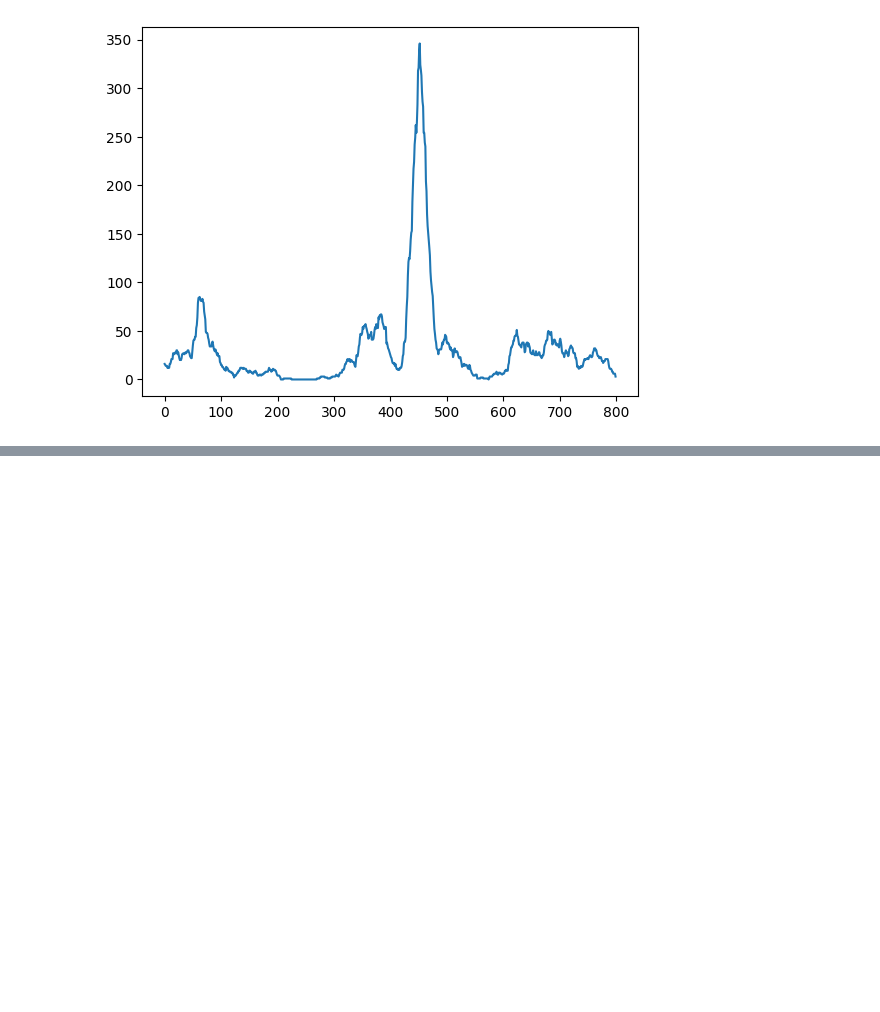
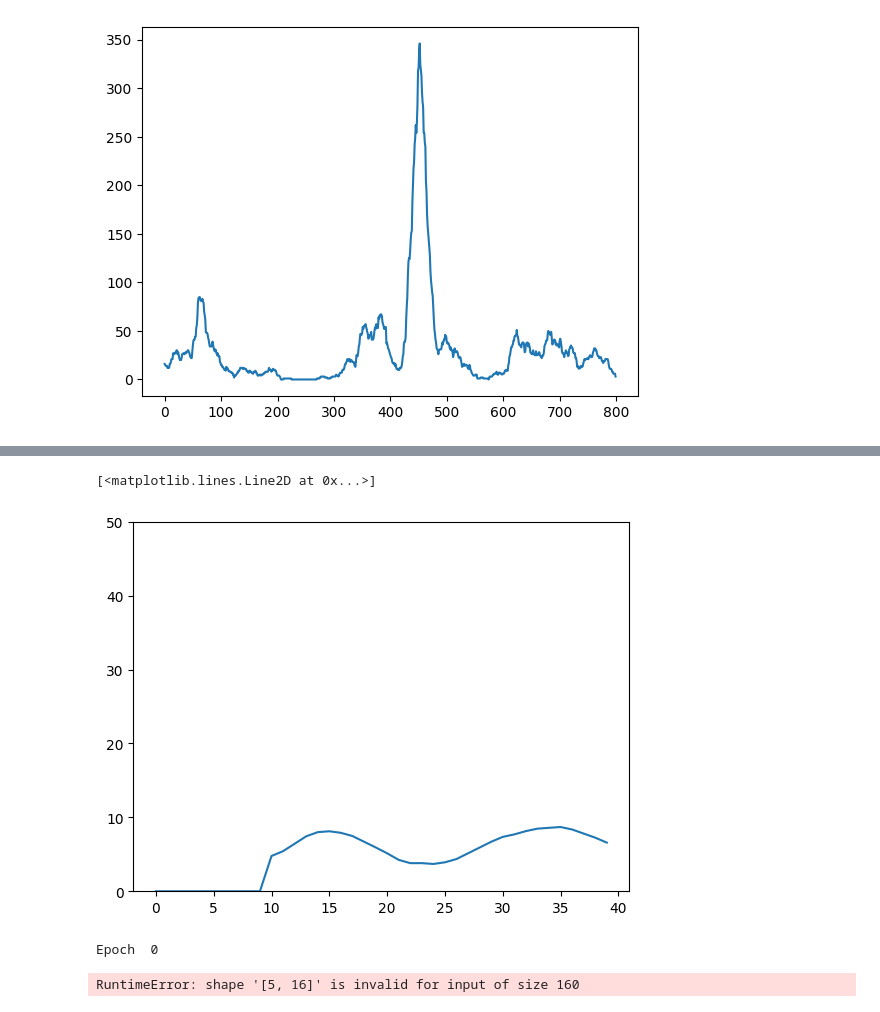
Before and after one commit to tadejpetric/nsu, a Jupyter notebook: dn5/naloga.ipynb, the cells around one changed output, grey strips where cells are left out. Cells and saved outputs as stored; diff of their text form; code cells hidden in the pictures; blank space fills up the shorter version.

```diff
--- a/dn5/naloga.ipynb
+++ b/dn5/naloga.ipynb
@@ -203,0 +127,21 @@ tensor([[161.9568],
+# %%
+plt.gca().set_ylim([0,50])
+plt.plot(compute_errors(X, modellstm, range(1,10), 30))
+# %% [output]
+[<matplotlib.lines.Line2D at 0x...>]
+[figure, added]
+# %%
+n = 10
+batch_size = 16
+#device = torch.device("cuda")
+# (self, input, output, hidden, layers):
+dset = create_dataset(X, batch_size, n)
+modeldeep = deep_linear(1,1,20, n)
+criterion = torch.nn.MSELoss()
+optimiser = torch.optim.AdamW(modeldeep.parameters(), lr=0.002, weight_decay=0.005)
+
+epochs = 3
+modeldeep = train_deep(modeldeep, optimiser, criterion, dset, epochs)
+# %% [output]
+Epoch  0
+RuntimeError: shape '[5, 16]' is invalid for input of size 160
```
Also changed, not shown: parts of 19 cells of this notebook, 2 other files.
